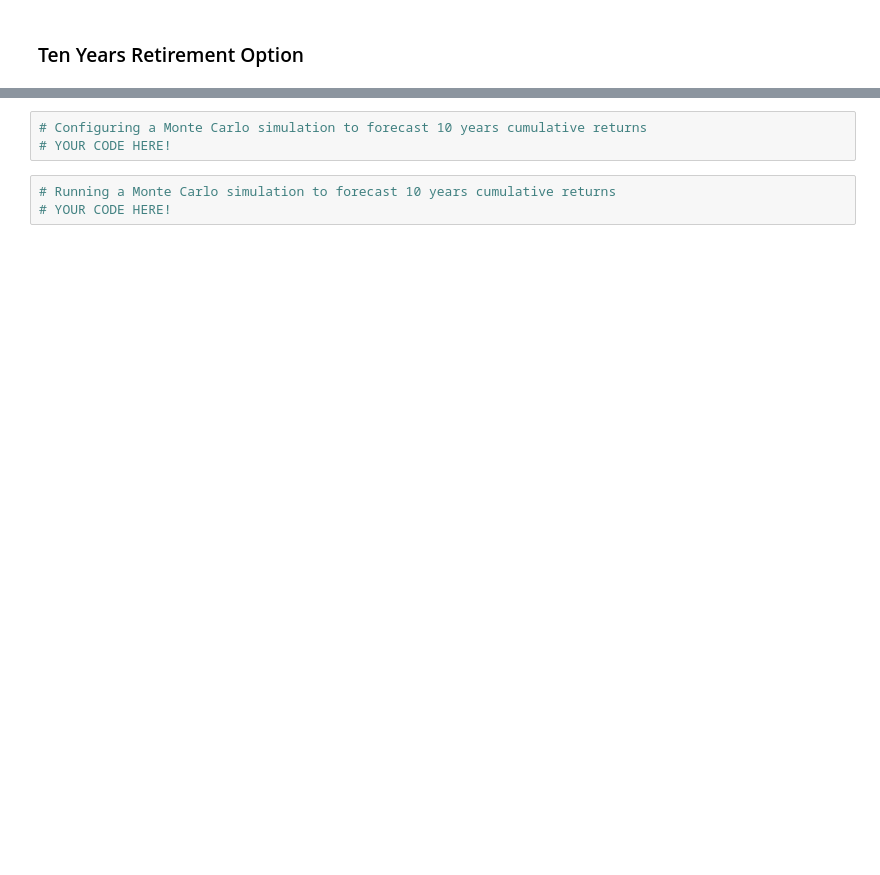
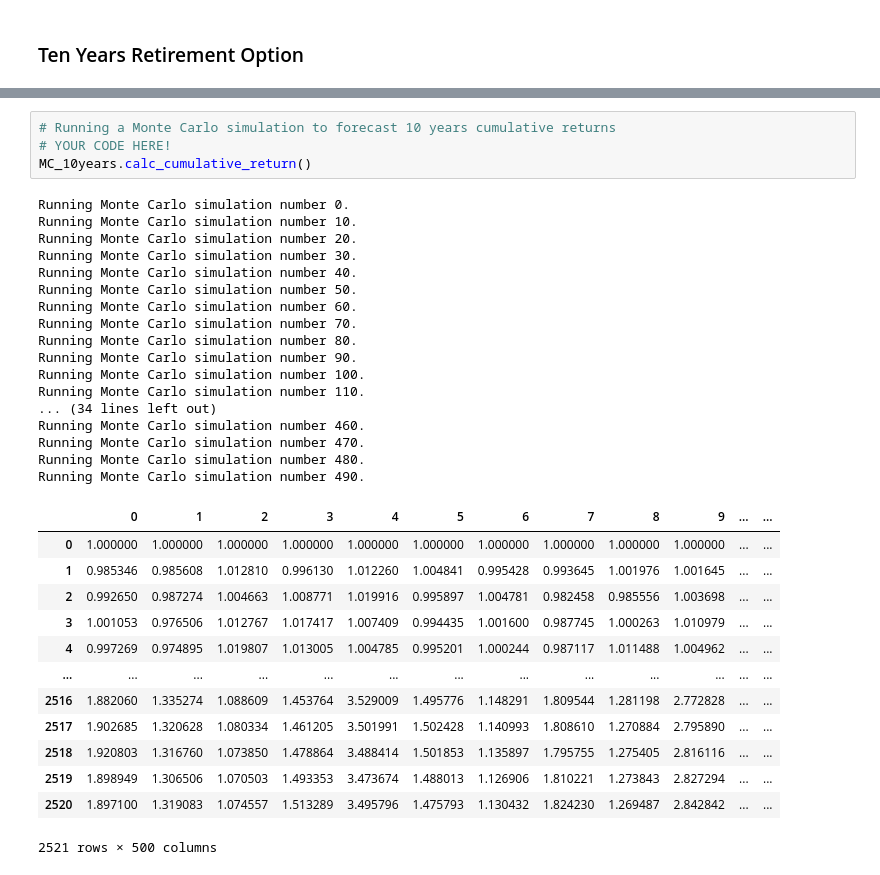
Before and after one commit to rajivshr0607/api, a Jupyter notebook: financial-planner.ipynb, the cells around one changed output, grey strips where cells are left out. Cells and saved outputs as stored; diff of their text form; blank space fills up the shorter version.

```diff
--- a/financial-planner.ipynb
+++ b/financial-planner.ipynb
@@ -496,9 +501,38 @@ There is a 95% chance that an initial investment of $60000 in the portfolio over
 # %%
-# Configuring a Monte Carlo simulation to forecast 10 years cumulative returns
+# Running a Monte Carlo simulation to forecast 10 years cumulative returns
 # YOUR CODE HERE!
+MC_10years.calc_cumulative_return()
+# %% [output]
+Running Monte Carlo simulation number 0.
+Running Monte Carlo simulation number 10.
+Running Monte Carlo simulation number 20.
+Running Monte Carlo simulation number 30.
+Running Monte Carlo simulation number 40.
+Running Monte Carlo simulation number 50.
+Running Monte Carlo simulation number 60.
+Running Monte Carlo simulation number 70.
+Running Monte Carlo simulation number 80.
+Running Monte Carlo simulation number 90.
+Running Monte Carlo simulation number 100.
+Running Monte Carlo simulation number 110.
+... (34 lines left out)
+Running Monte Carlo simulation number 460.
+Running Monte Carlo simulation number 470.
+Running Monte Carlo simulation number 480.
+Running Monte Carlo simulation number 490.
+|  | 0 | 1 | 2 | 3 | 4 | 5 | 6 | 7 | 8 | 9 | ... | ... |
+| 0 | 1.000000 | 1.000000 | 1.000000 | 1.000000 | 1.000000 | 1.000000 | 1.000000 | 1.000000 | 1.000000 | 1.000000 | ... | ... |
+| 1 | 0.985346 | 0.985608 | 1.012810 | 0.996130 | 1.012260 | 1.004841 | 0.995428 | 0.993645 | 1.001976 | 1.001645 | ... | ... |
+| 2 | 0.992650 | 0.987274 | 1.004663 | 1.008771 | 1.019916 | 0.995897 | 1.004781 | 0.982458 | 0.985556 | 1.003698 | ... | ... |
+| 3 | 1.001053 | 0.976506 | 1.012767 | 1.017417 | 1.007409 | 0.994435 | 1.001600 | 0.987745 | 1.000263 | 1.010979 | ... | ... |
+| 4 | 0.997269 | 0.974895 | 1.019807 | 1.013005 | 1.004785 | 0.995201 | 1.000244 | 0.987117 | 1.011488 | 1.004962 | ... | ... |
+| ... | ... | ... | ... | ... | ... | ... | ... | ... | ... | ... | ... | ... |
+| 2516 | 1.882060 | 1.335274 | 1.088609 | 1.453764 | 3.529009 | 1.495776 | 1.148291 | 1.809544 | 1.281198 | 2.772828 | ... | ... |
+| 2517 | 1.902685 | 1.320628 | 1.080334 | 1.461205 | 3.501991 | 1.502428 | 1.140993 | 1.808610 | 1.270884 | 2.795890 | ... | ... |
+| 2518 | 1.920803 | 1.316760 | 1.073850 | 1.478864 | 3.488414 | 1.501853 | 1.135897 | 1.795755 | 1.275405 | 2.816116 | ... | ... |
+| 2519 | 1.898949 | 1.306506 | 1.070503 | 1.493353 | 3.473674 | 1.488013 | 1.126906 | 1.810221 | 1.273843 | 2.827294 | ... | ... |
+| 2520 | 1.897100 | 1.319083 | 1.074557 | 1.513289 | 3.495796 | 1.475793 | 1.130432 | 1.824230 | 1.269487 | 2.842842 | ... | ... |
+2521 rows × 500 columns
-# %%
-# Running a Monte Carlo simulation to forecast 10 years cumulative returns
-# YOUR CODE HERE!
 # %%
 # Plot simulation outcomes
 # YOUR CODE HERE!
```
Also changed, not shown: parts of 26 cells of this notebook, 1 other file.
